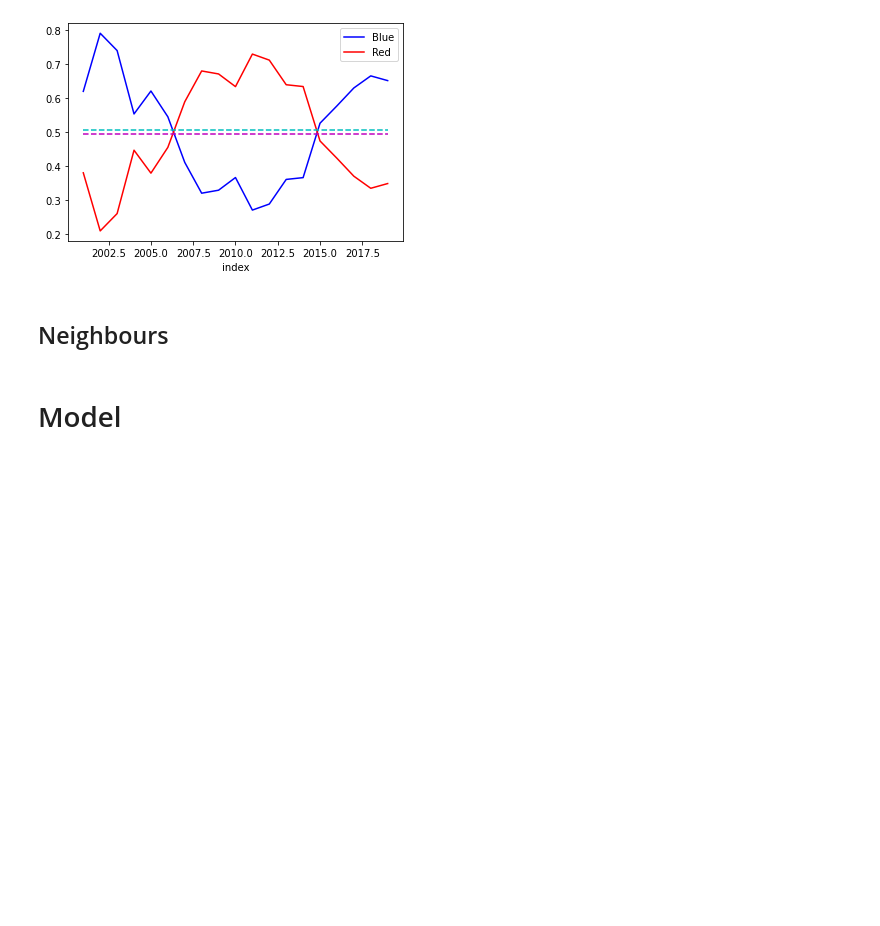
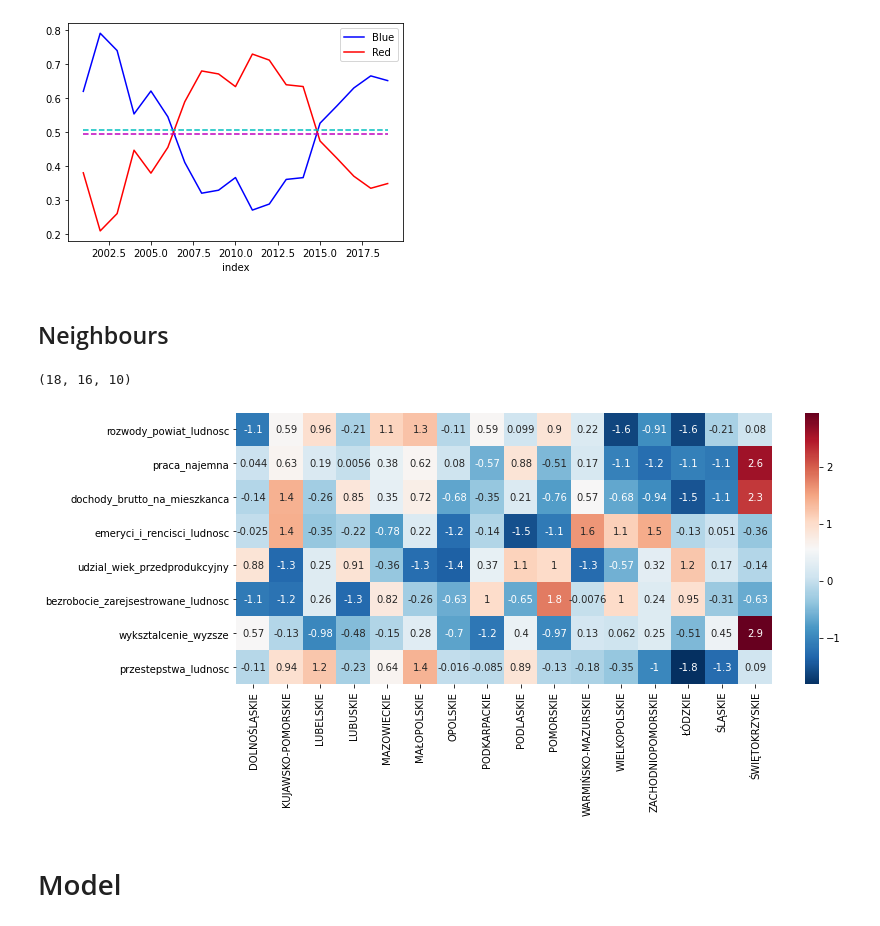
Before and after one commit to MarBry111/Forecast_Election_Poland, a Jupyter notebook: Model_III_MOREparameters_just_model.ipynb, the cells around one changed output. Drawn from its saved outputs; the diff is of its cells as text; code cells hidden in the pictures; blank space fills up the shorter version.

```diff
--- a/Model_III_MOREparameters_just_model.ipynb
+++ b/Model_III_MOREparameters_just_model.ipynb
@@ -51,6 +65,23 @@ plt.show()
 # %%
 with open('wojew_neighbours.pkl', 'rb') as f:
     neighbours = pickle.load(f)
+# %%
+colors = pd.read_csv('dane_pdf/woj_col.csv', index_col=0)
+colors_idx = colors.set_index('wojewodztwo')
+color_new = pd.concat([pool_d[0], colors_idx], axis=1)
+# %%
+X.shape
+# %% [output]
+(18, 16, 10)
+# %%
+fig, ax = plt.subplots(figsize=(12,5))
+df = pd.DataFrame(X[:,:,:-2].mean((0)))
+df.columns = high_cols
+df.index = color_new.index
+sn.heatmap(df.T, annot=True, cmap='RdBu_r', ax=ax)
+plt.show()
+# %% [output]
+[figure, added]
 # %% [markdown]
 # Model
 # %% [markdown]
```
Also changed, not shown: parts of 24 cells of this notebook, 21 other files.
